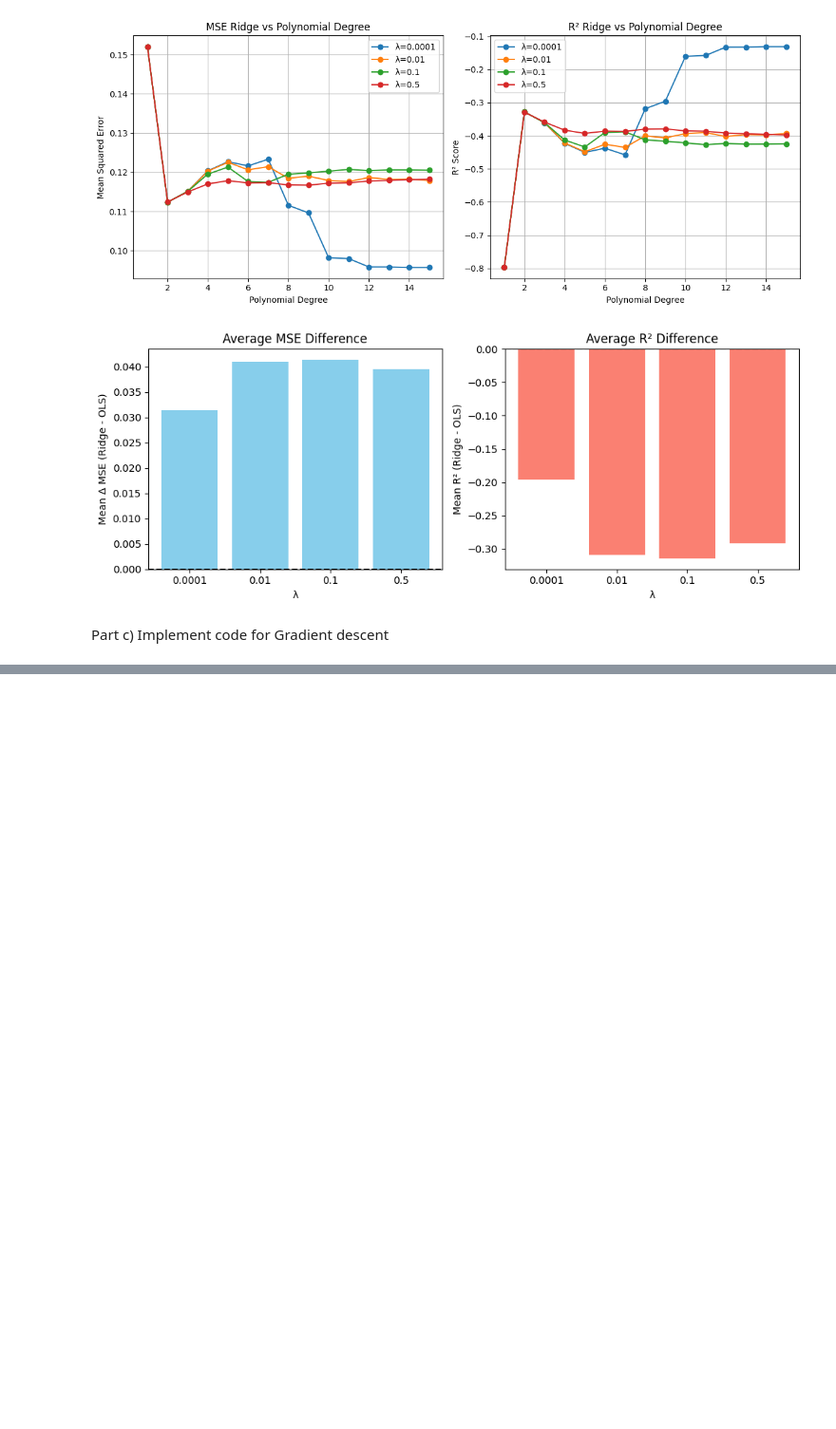
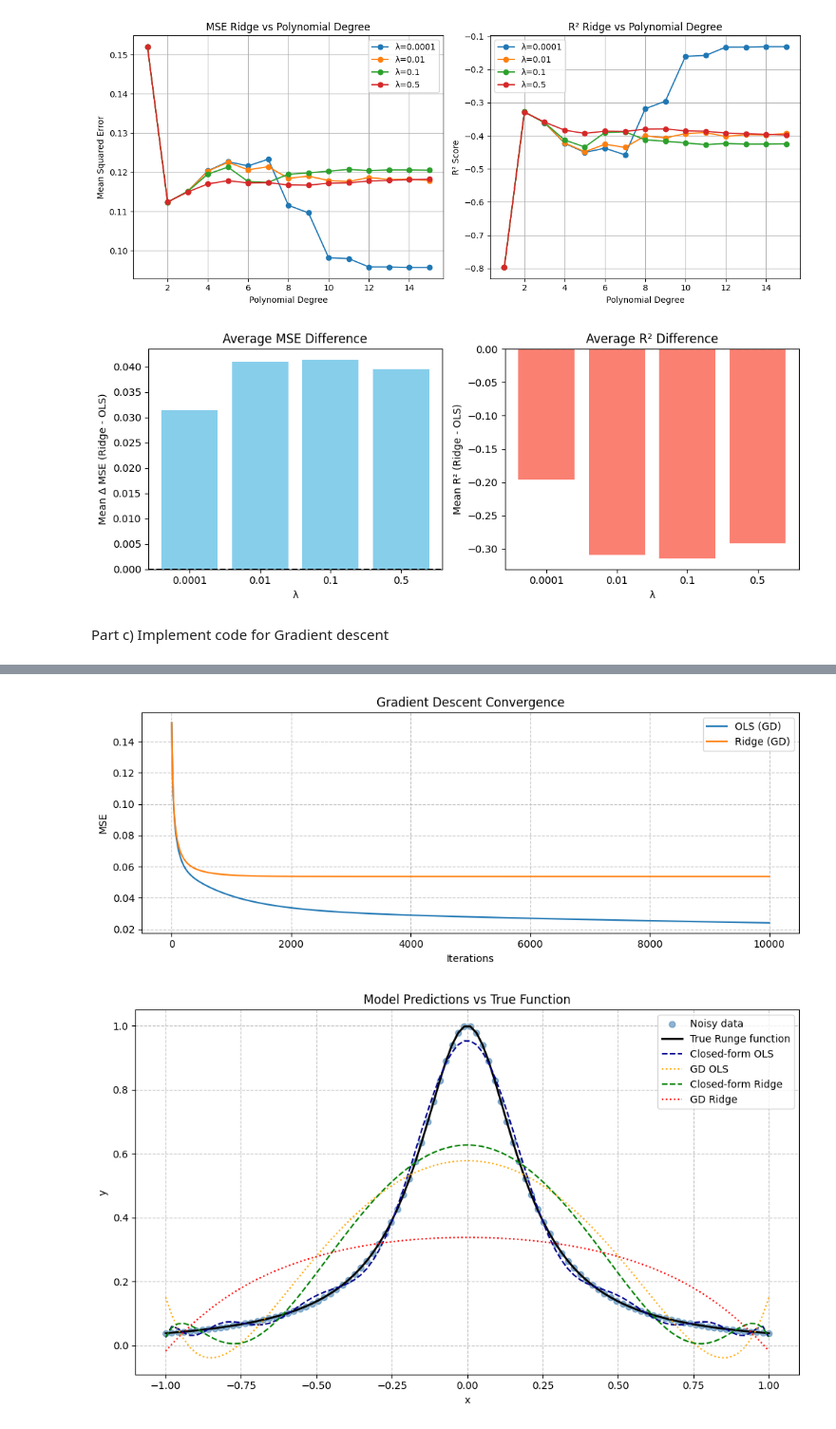
Before and after one commit to komandoyoko/Yoan_FYS_STK4155, a Jupyter notebook: Project1/Project1.ipynb, the cells around one changed output, grey strips where cells are left out. Shown at 95% size. Cells and saved outputs as stored; diff of their text form; code cells hidden in the pictures; blank space fills up the shorter version.

```diff
--- a/Project1/Project1.ipynb
+++ b/Project1/Project1.ipynb
@@ -218,42 +218,88 @@ plt.show()
 # %% [markdown]
 Part c) Implement code for Gradient descent
 # %%
-eta = 0.001
-num_iters = 1000   # try larger
-n_samples, n_features = X.shape
+eta = 0.01
+num_iters = 10000
 lam = 0.1
 
+n_samples, n_features = X.shape
+
+# Initialize parameters
 theta_gdOLS = np.zeros(n_features)
 theta_gdRidge = np.zeros(n_features)
 
+# --- Gradients ---
 def ols_gradient(X, y, theta):
     return (2/n_samples) * X.T @ (X @ theta - y)
 
 def ridge_gradient(X, y, theta, lam):
-    return (2/n_samples) * X.T @ (X @ theta - y) + 2 * lam  * theta
+    return (2/n_samples) * X.T @ (X @ theta - y) + 2 * lam * theta
+
+# --- Track MSE for convergence ---
+ols_loss = []
+ridge_loss = []
 
 for t in range(num_iters):
     grad_OLS = ols_gradient(X, y, theta_gdOLS)
     grad_Ridge = ridge_gradient(X, y, theta_gdRidge, lam)
 
-    theta_gdOLS -= eta * grad_OLS
+    theta_gdOLS   -= eta * grad_OLS
     theta_gdRidge -= eta * grad_Ridge
+
+    ols_loss.append(np.mean((y - X @ theta_gdOLS) ** 2))
+    ridge_loss.append(np.mean((y - X @ theta_gdRidge) ** 2))
 
 print("Gradient Descent OLS coefficients:", theta_gdOLS)
 print("Gradient Descent Ridge coefficients:", theta_gdRidge)
 
+# --- Closed-form solutions ---
+def OLS_parameters(X, y):
+    return np.linalg.inv(X.T @ X) @ X.T @ y
+
 def Ridge_parameters(X, y, lam):
-    I = np.eye(X.shape[1])  # Identity matrix
-    beta_ridge = np.linalg.inv(X.T @ X + lam * I) @ (X.T @ y)
-    return beta_ridge
+    I = np.eye(X.shape[1])
+    return np.linalg.inv(X.T @ X + lam * I) @ X.T @ y
 
-def OLS_parameters(X, y):
-    beta_OLS = np.linalg.inv(X.T @ X) @ X.T @ y
-    return beta_OLS
-
-theta_closed_formOLS = OLS_parameters(X, y)
+theta_closed_formOLS   = OLS_parameters(X, y)
 theta_closed_formRidge = Ridge_parameters(X, y, lam)
 
 print("Closed-form OLS:", theta_closed_formOLS)
 print("Closed-form Ridge:", theta_closed_formRidge)
+
+# ======================================================
+# === Plot 1: Gradient Descent Convergence ============
+# ======================================================
+plt.figure(figsize=(10, 4))
+plt.plot(range(num_iters), ols_loss, label='OLS (GD)')
+plt.plot(range(num_iters), ridge_loss, label='Ridge (GD)')
+plt.xlabel('Iterations')
+plt.ylabel('MSE')
+plt.title('Gradient Descent Convergence')
+plt.legend()
+plt.grid(True, linestyle='--', alpha=0.7)
+plt.tight_layout()
+plt.show()
+
+
+# Plot 2: Model Predictions vs True Function
+
+y_pred_OLS_gd       = X @ theta_gdOLS
+y_pred_Ridge_gd     = X @ theta_gdRidge
+y_pred_OLS_closed   = X @ theta_closed_formOLS
+y_pred_Ridge_closed = X @ theta_closed_formRidge
+
+plt.figure(figsize=(10, 6))
+plt.scatter(x, y, color='steelblue', alpha=0.6, label='Noisy data')
+plt.plot(x, y, color='black', linewidth=2, label='True Runge function')
+plt.plot(x, y_pred_OLS_closed, '--', color='darkblue', label='Closed-form OLS')
+plt.plot(x, y_pred_OLS_gd, ':', color='orange', label='GD OLS')
+plt.plot(x, y_pred_Ridge_closed, '--', color='green', label='Closed-form Ridge')
+plt.plot(x, y_pred_Ridge_gd, ':', color='red', label='GD Ridge')
+plt.xlabel('x')
+plt.ylabel('y')
+plt.title('Model Predictions vs True Function')
+plt.legend()
+plt.grid(True, linestyle='--', alpha=0.7)
+plt.tight_layout()
+plt.show()
 # %% [output]
@@ -276 +322,3 @@ Closed-form Ridge: [ 6.26981867e-01 -3.32454468e-15 -1.90011108e+00  2.39796165e
+[figure, added]
+[figure, added]
 # %%
```
Also changed, not shown: parts of 2 cells of this notebook.
